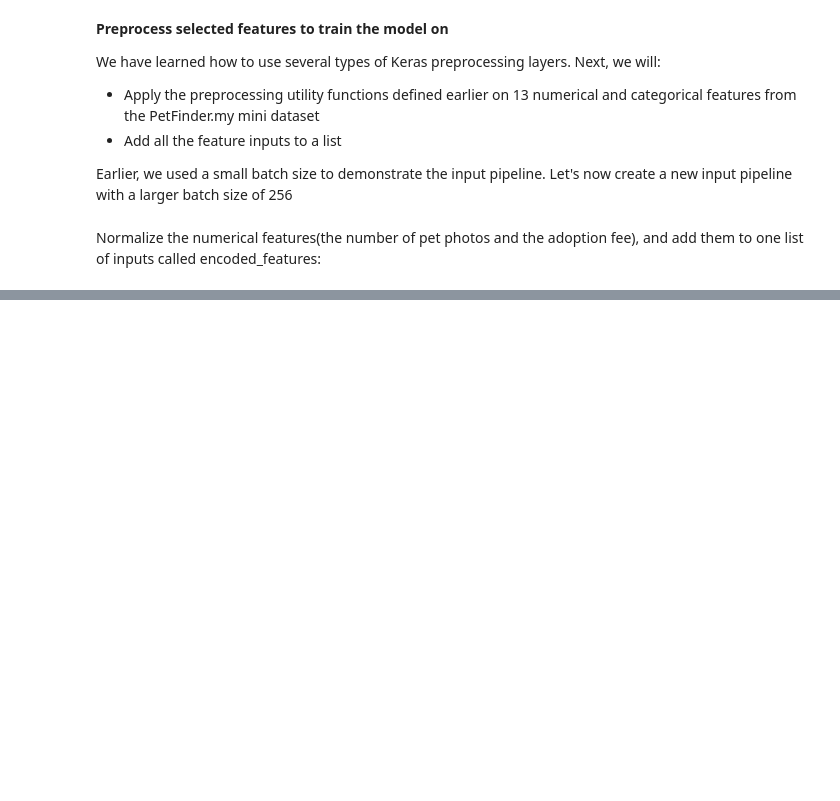
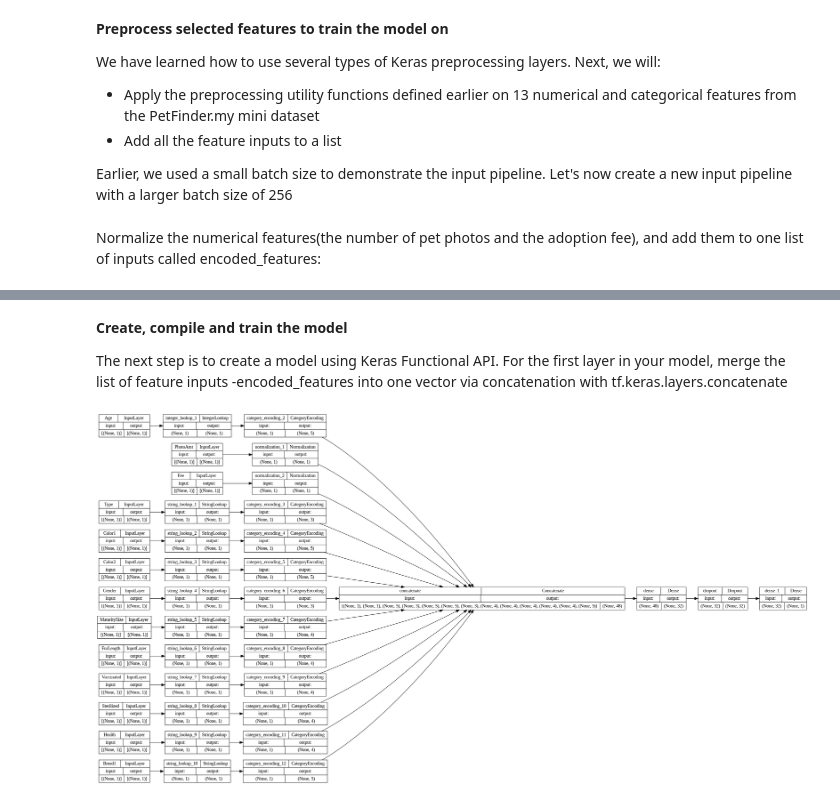
Before and after one commit to AiJared/Tensorflow-with-Sructured-Data, a Jupyter notebook: TensorFlow_with_Tabular_Data.ipynb, the cells around one changed output, grey strips where cells are left out. Saved outputs shown, nothing was run; the diff lists cells and outputs as text; code cells hidden in the pictures; blank space fills up the shorter version.

Commit message:
Visualize the connectivity graph

```diff
--- a/TensorFlow_with_Tabular_Data.ipynb
+++ b/TensorFlow_with_Tabular_Data.ipynb
@@ -242,0 +245,47 @@ for header in ["PhotoAmt", "Fee"]:
+# %%
+age_col = tf.keras.Input(shape=(1,), name="Age", dtype="int64")
+
+encoding_layer = get_category_encoding_layer(name="Age",
+                                             dataset=train_ds,
+                                             dtype="int64",
+                                             max_tokens=5)
+
+encoded_age_col = encoding_layer(age_col)
+all_inputs.append(age_col)
+encoded_features.append(encoded_age_col)
+# %%
+# Repeat the same step for the string categorical values
+categorical_cols = ["Type", "Color1", "Color2", "Gender", "MaturitySize",
+                    "FurLength", "Vaccinated", "Sterilized", "Health", "Breed1"]
+
+for header in categorical_cols:
+  categorical_col = tf.keras.Input(shape=(1,), name=header, dtype="string")
+  encoding_layer = get_category_encoding_layer(name=header,
+                                               dataset=train_ds,
+                                               dtype="string",
+                                               max_tokens=5)
+  encoded_categorical_col = encoding_layer(categorical_col)
+  all_inputs.append(categorical_col)
+  encoded_features.append(encoded_categorical_col)
+# %% [markdown]
+**Create, compile and train the model**
+
+The next step is to create a model using Keras Functional API. For the first layer in your model, merge the list of feature inputs -encoded_features into one vector via concatenation with tf.keras.layers.concatenate
+# %%
+all_features = tf.keras.layers.concatenate(encoded_features)
+x = tf.keras.layers.Dense(32, activation="relu")(all_features)
+x = tf.keras.layers.Dropout(0.5)(x)
+output = tf.keras.layers.Dense(1)(x)
+
+model = tf.keras.Model(all_inputs, output)
+# %%
+# Configure the model with Keras Model.Compile:
+model.compile(optimizer="adam",
+              loss=tf.keras.losses.BinaryCrossentropy(from_logits=True),
+              metrics=["accuracy"])
+# %%
+# Let's visualize the connectivity graph:
+# Use "rankdir=LR" to make the graph horizontal.
+tf.keras.utils.plot_model(model, show_shapes=True, rankdir="LR")
+# %% [output]
+[figure, added]
```
Also changed, not shown: parts of 1 cell of this notebook.
